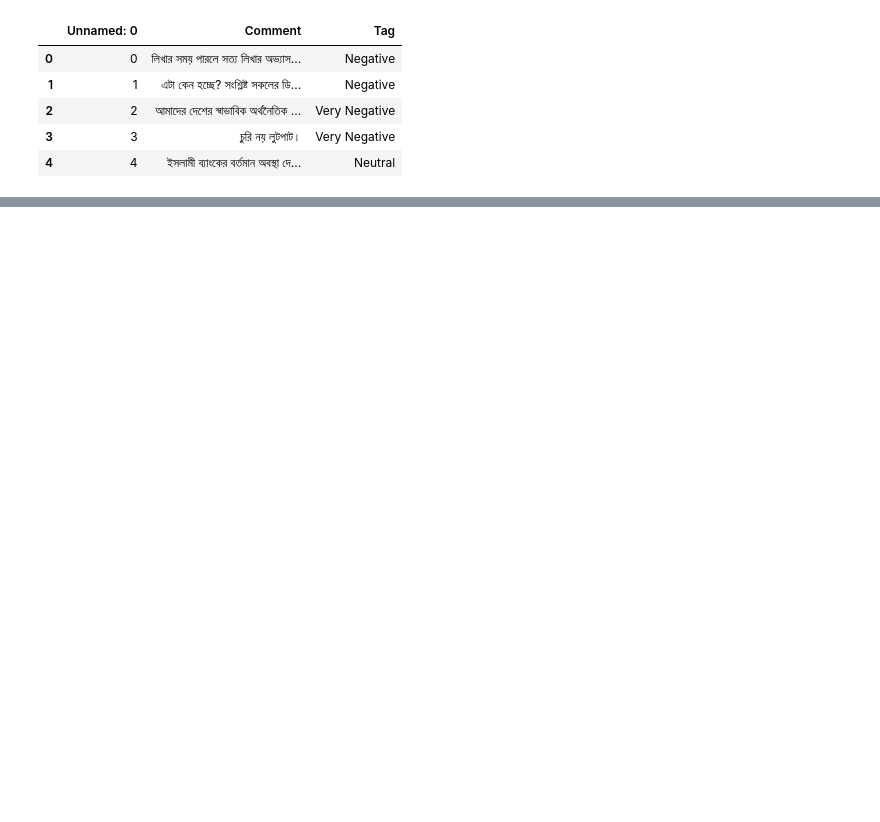
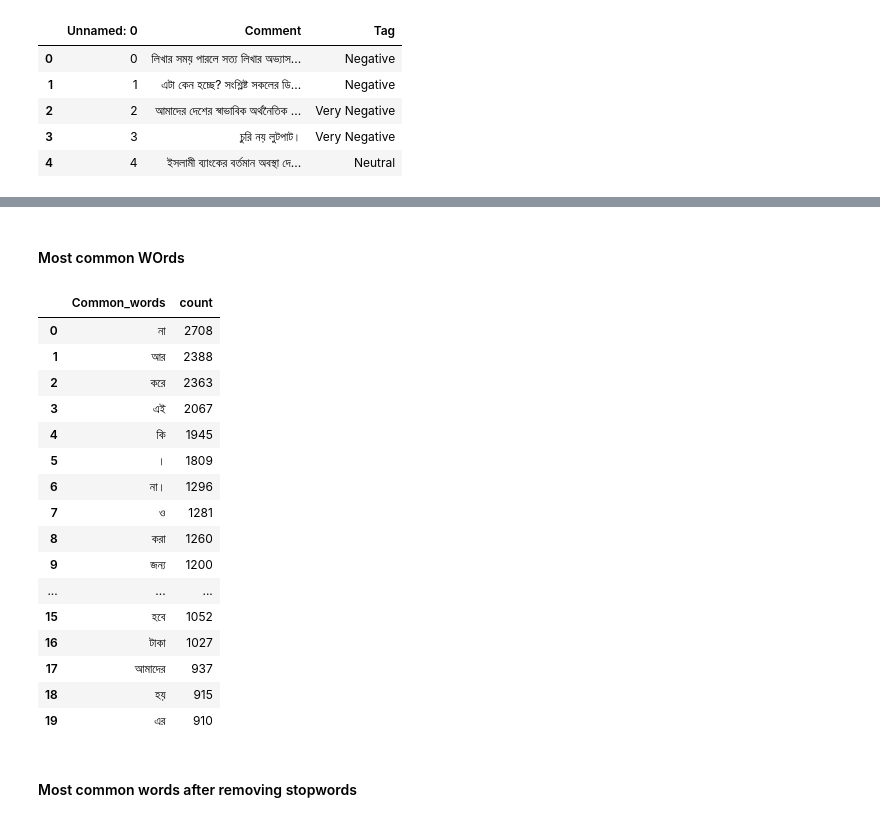
Before and after one commit to Faisalece18/Sentiment-Analysis, a Jupyter notebook: News dataset.ipynb, the cells around one changed output, grey strips where cells are left out. Cells and saved outputs as stored; diff of their text form; code cells hidden in the pictures; blank space fills up the shorter version.

```diff
--- a/News dataset.ipynb
+++ b/News dataset.ipynb
@@ -119,0 +116,28 @@ data.describe(include='all')
+# %% [markdown]
+#### Most common WOrds
+# %%
+from collections import Counter
+
+df['temp_list'] = df['text'].apply(lambda x:str(x).split())
+top = Counter([item for sublist in df['temp_list'] for item in sublist])
+temp = pd.DataFrame(top.most_common(20))
+temp.columns = ['Common_words','count']
+temp.style.background_gradient(cmap='Blues')
+# %% [output]
+|  | Common_words | count |
+| 0 | না | 2708 |
+| 1 | আর | 2388 |
+| 2 | করে | 2363 |
+| 3 | এই | 2067 |
+| 4 | কি | 1945 |
+| 5 | । | 1809 |
+| 6 | না। | 1296 |
+| 7 | ও | 1281 |
+| 8 | করা | 1260 |
+| 9 | জন্য | 1200 |
+| ... | ... | ... |
+| 15 | হবে | 1052 |
+| 16 | টাকা | 1027 |
+| 17 | আমাদের | 937 |
+| 18 | হয় | 915 |
+| 19 | এর | 910 |
@@ -119,0 +155,2 @@ data.describe(include='all')
+# %% [markdown]
+#### Most common words after removing stopwords
```
Also changed, not shown: parts of 38 cells of this notebook, 2 other files.
